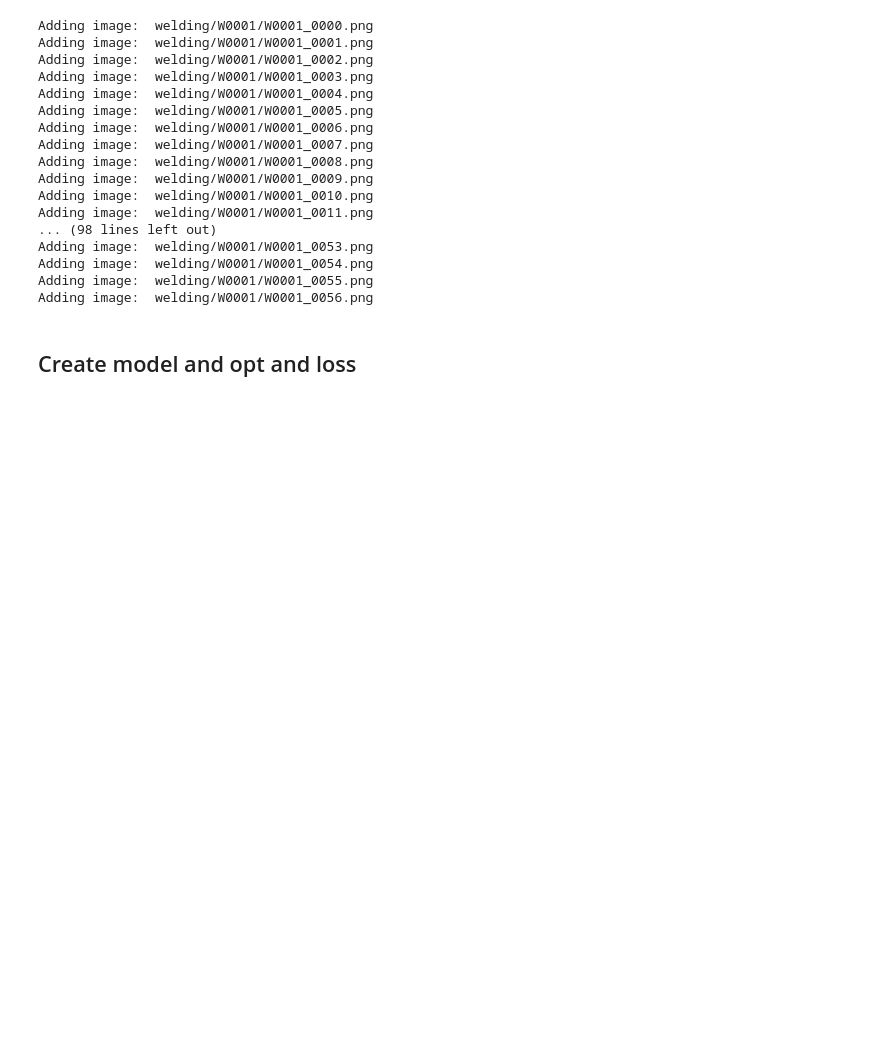
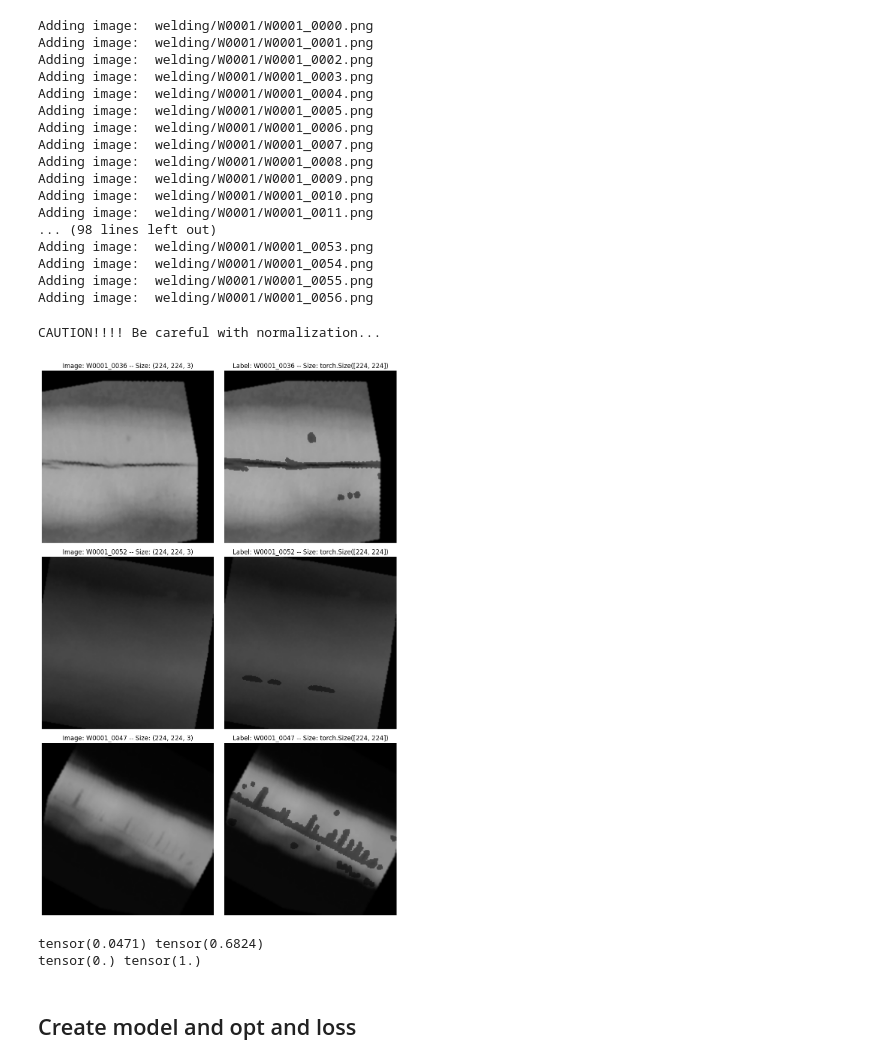
Before and after one commit to KITTran/xray-detection, a Jupyter notebook: models/train.ipynb, the cells around one changed output. Drawn from its saved outputs; the diff is of its cells as text; code cells hidden in the pictures; blank space fills up the shorter version.

```diff
--- a/models/train.ipynb
+++ b/models/train.ipynb
@@ -979,6 +994,19 @@ Adding image:  welding/W0001/W0001_0053.png
 Adding image:  welding/W0001/W0001_0054.png
 Adding image:  welding/W0001/W0001_0055.png
 Adding image:  welding/W0001/W0001_0056.png
+# %%
+img, lbl = train_dataset[0]
+
+visualize_samples(train_dataset, num_samples=3)
+
+# min max
+print(torch.min(img), torch.max(img))
+print(torch.min(lbl), torch.max(lbl))
+# %% [output]
+CAUTION!!!! Be careful with normalization...
+[figure, added]
+tensor(0.0471) tensor(0.6824)
+tensor(0.) tensor(1.)
 # %%
 if config['device'] == "cuda":
     num_workers = torch.cuda.device_count() * 4
```
Also changed, not shown: parts of 9 cells of this notebook.
